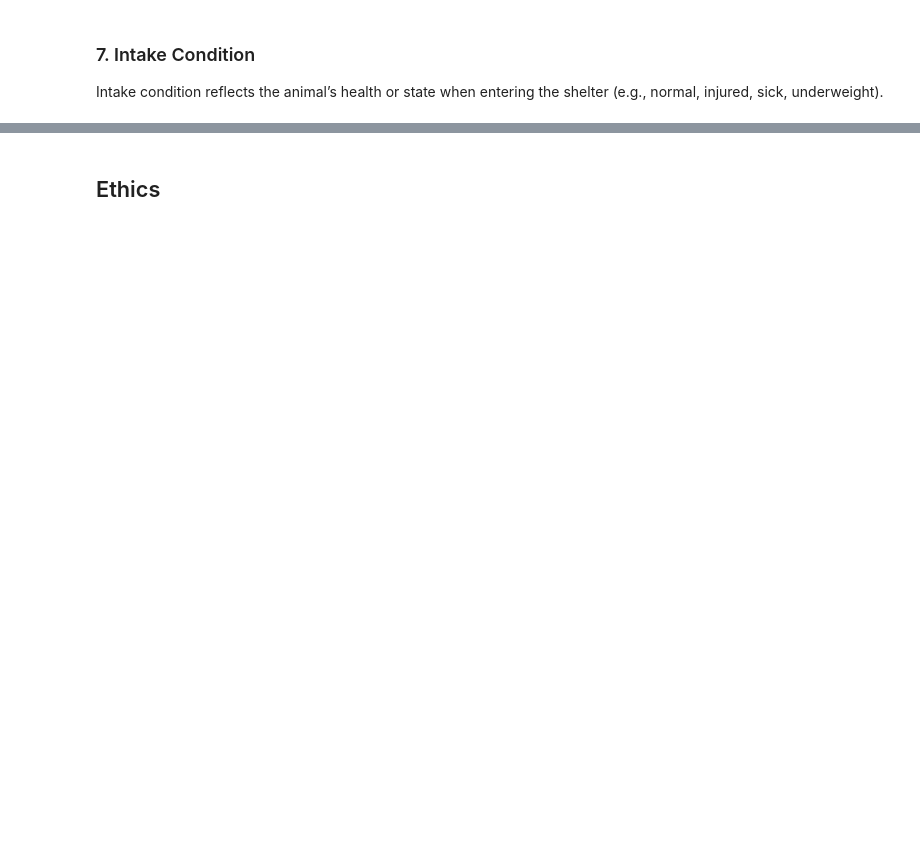
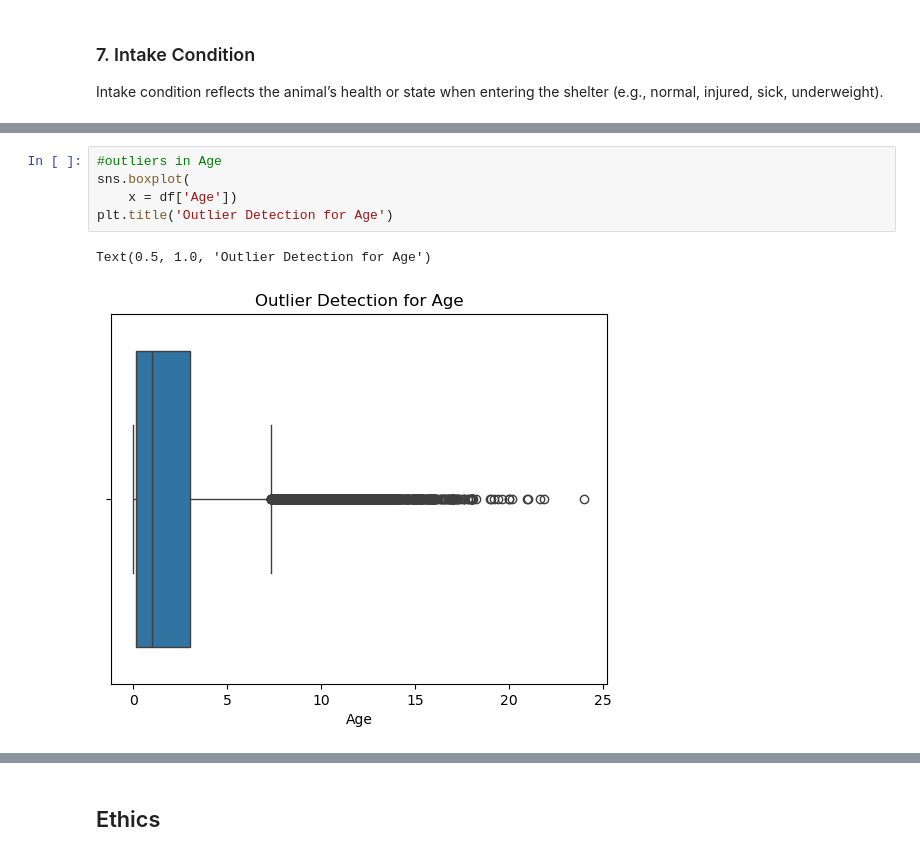
Before and after one commit to mareRong/Long-Beach-Pet-Shelter-Analysis, a Jupyter notebook: 02-EDACheckpoint.ipynb, the cells around one changed output, grey strips where cells are left out. Saved outputs shown, nothing was run; the diff lists cells and outputs as text; blank space fills up the shorter version.

```diff
--- a/02-EDACheckpoint.ipynb
+++ b/02-EDACheckpoint.ipynb
@@ -392,0 +416,8 @@ plt.xticks(rotation=45)
+# %%
+#outliers in Age
+sns.boxplot(
+    x = df['Age'])
+plt.title('Outlier Detection for Age')
+# %% [output]
+Text(0.5, 1.0, 'Outlier Detection for Age')
+[figure, added]
```
Also changed, not shown: parts of 32 cells of this notebook.
